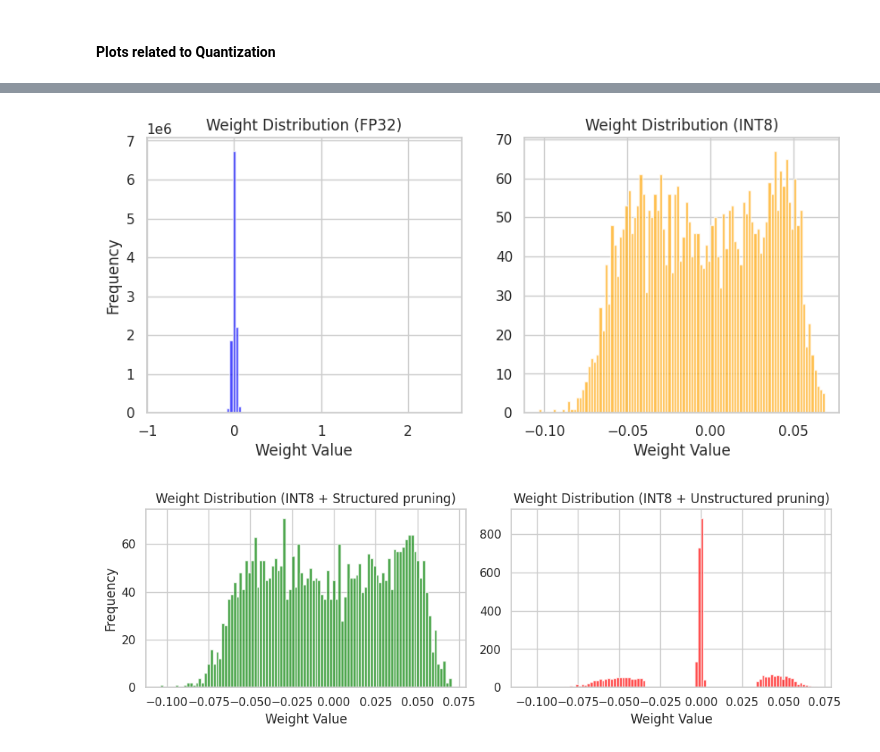
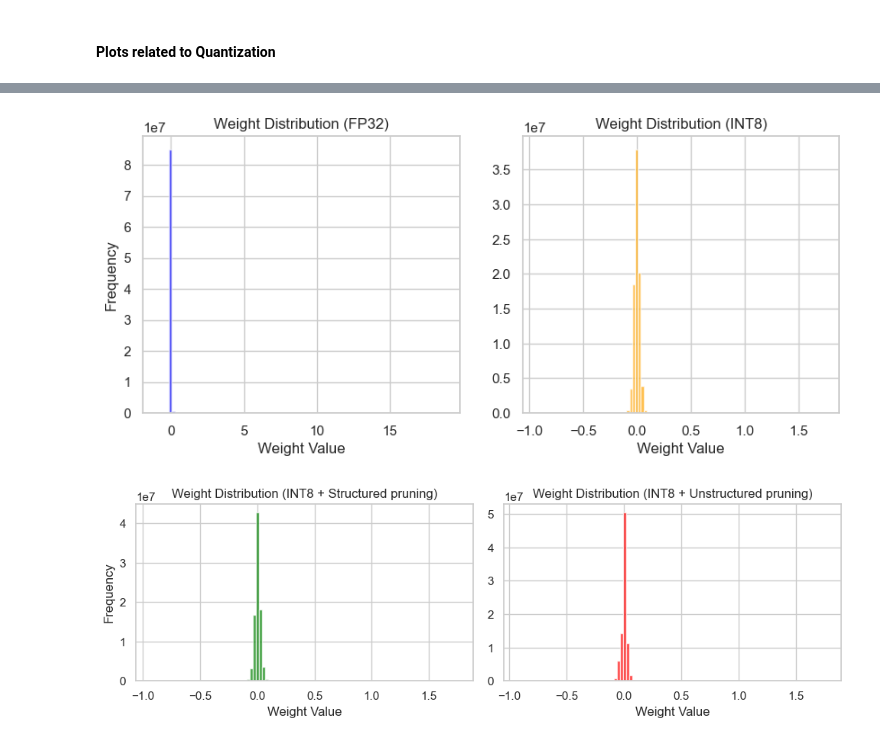
Before and after one commit to sakshimahadik25/Pruning-Quantization-CNNs-ViT, a Jupyter notebook: project_dlba_vit_final.ipynb, the cells around one changed output, grey strips where cells are left out. Saved outputs shown, nothing was run; the diff lists cells and outputs as text; code cells hidden in the pictures.

```diff
--- a/project_dlba_vit_final.ipynb
+++ b/project_dlba_vit_final.ipynb
@@ -974,5 +1031,5 @@ plot_inference_time(precisions, inf_speeds_quantization)
-# %%
-plot_quantized_weight_distribution(resnet18, resnet18_quant, resnet18_quant_pr_st, resnet18_quant_pr_unst)
-# %% [output]
-[figure, removed]
-[figure, removed]
+# %%
+plot_quantized_weight_distribution(vit, vit_quant, vit_quant_pr_st, vit_quant_pr_unst)
+# %% [output]
+[figure, added]
+[figure, added]
```
Also changed, not shown: parts of 25 cells of this notebook.
